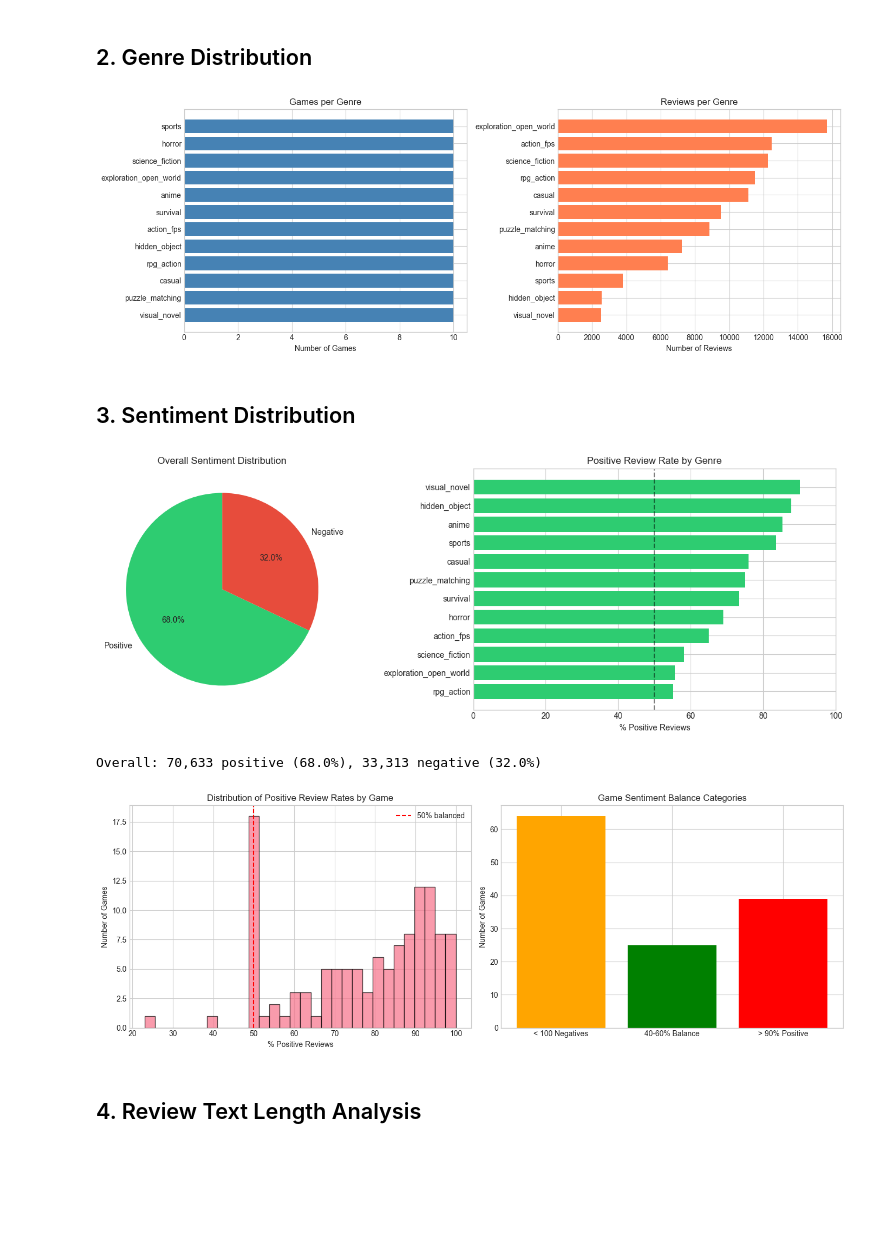
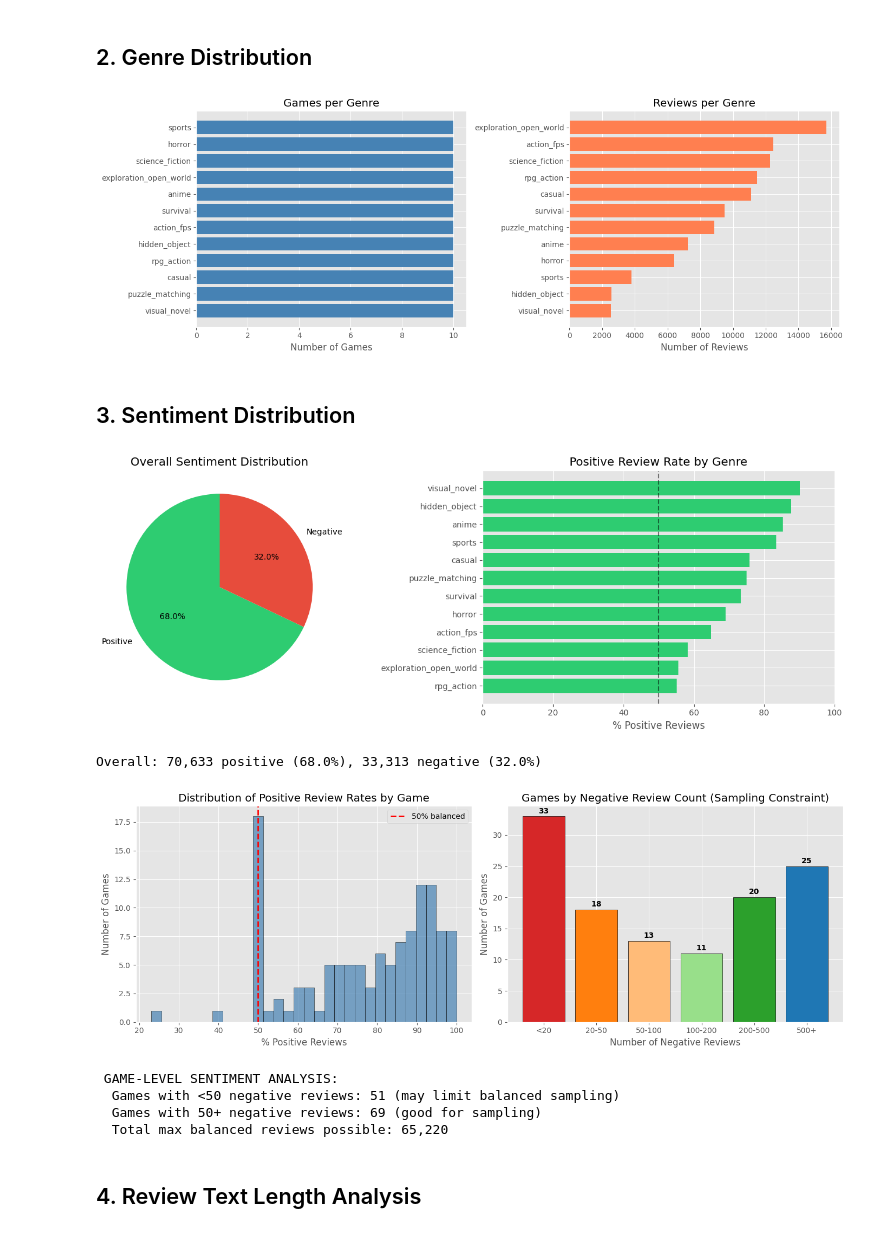
Before and after one commit to buinguyenkhai/web-mining-20251-steam-sentiment-analysis, a Jupyter notebook: notebooks/00_exploratory_data_analysis.ipynb, the cells around one changed output. Saved outputs shown, nothing was run; the diff lists cells and outputs as text; code cells hidden in the pictures; blank space fills up the shorter version.

```diff
--- a/notebooks/00_exploratory_data_analysis.ipynb
+++ b/notebooks/00_exploratory_data_analysis.ipynb
@@ -7,8 +7,10 @@ import warnings
 warnings.filterwarnings('ignore')
 
 # Set style
-plt.style.use('seaborn-v0_8-whitegrid')
+plt.style.use('ggplot')
 sns.set_palette('husl')
+plt.rcParams['figure.figsize'] = (12, 6)
+plt.rcParams['font.size'] = 10
 
 # Paths
 BASE_PATH = Path('../steam_data_20251208')
@@ -65,7 +67,7 @@ axes[1].invert_yaxis()
 plt.tight_layout()
 plt.show()
 # %% [output]
-[figure, old version]
+[figure, new version]
 # %% [markdown]
 ## 3. Sentiment Distribution
 # %%
@@ -93,42 +95,66 @@ plt.show()
 print(f"\nOverall: {sentiment_counts[True]:,} positive ({sentiment_counts[True]/len(reviews_df)*100:.1f}%), "
       f"{sentiment_counts[False]:,} negative ({sentiment_counts[False]/len(reviews_df)*100:.1f}%)")
 # %% [output]
-[figure, old version]
+[figure, new version]
 Overall: 70,633 positive (68.0%), 33,313 negative (32.0%)
 # %%
 # Sentiment per game
 game_sentiment = reviews_df.groupby('appid').agg({
     'voted_up': ['sum', 'count']
 }).reset_index()
 game_sentiment.columns = ['appid', 'positive', 'total']
 game_sentiment['negative'] = game_sentiment['total'] - game_sentiment['positive']
 game_sentiment['positive_rate'] = game_sentiment['positive'] / game_sentiment['total']
+game_sentiment['max_balanced'] = game_sentiment[['positive', 'negative']].min(axis=1)
 
 fig, axes = plt.subplots(1, 2, figsize=(14, 5))
 
 # Distribution of positive rates
-axes[0].hist(game_sentiment['positive_rate'] * 100, bins=30, edgecolor='black', alpha=0.7)
-axes[0].axvline(x=50, color='red', linestyle='--', label='50% balanced')
+axes[0].hist(game_sentiment['positive_rate'] * 100, bins=30, edgecolor='black', alpha=0.7, color='steelblue')
+axes[0].axvline(x=50, color='red', linestyle='--', linewidth=2, label='50% balanced')
 axes[0].set_xlabel('% Positive Reviews')
 axes[0].set_ylabel('Number of Games')
 axes[0].set_title('Distribution of Positive Review Rates by Game')
 axes[0].legend()
 
-# Games with extreme skew
-low_negative = (game_sentiment['negative'] < 100).sum()
-balanced = ((game_sentiment['positive_rate'] >= 0.4) & (game_sentiment['positive_rate'] <= 0.6)).sum()
-highly_positive = (game_sentiment['positive_rate'] > 0.9).sum()
+# Games by negative review availability
+thresholds = [20, 50, 100, 200, 500]
+counts = []
+labels = []
+for i, thresh in enumerate(thresholds):
+    if i == 0:
+        count = (game_sentiment['negative'] < thresh).sum()
+        labels.append(f'<{thresh}')
+    else:
+        prev = thresholds[i-1]
+        count = ((game_sentiment['negative'] >= prev) & (game_sentiment['negative'] < thresh)).sum()
+        labels.append(f'{prev}-{thresh}')
+    counts.append(count)
+counts.append((game_sentiment['negative'] >= 500).sum())
+labels.append('500+')
 
-categories = ['< 100 Negatives', '40-60% Balance', '> 90% Positive']
-values = [low_negative, balanced, highly_positive]
-axes[1].bar(categories, values, color=['orange', 'green', 'red'])
+colors = ['#d62728', '#ff7f0e', '#ffbb78', '#98df8a', '#2ca02c', '#1f77b4']
+axes[1].bar(labels, counts, color=colors, edgecolor='black')
+axes[1].set_xlabel('Number of Negative Reviews')
 axes[1].set_ylabel('Number of Games')
-axes[1].set_title('Game Sentiment Balance Categories')
+axes[1].set_title('Games by Negative Review Count (Sampling Constraint)')
+for i, v in enumerate(counts):
+    axes[1].text(i, v + 0.5, str(v), ha='center', fontweight='bold')
 
 plt.tight_layout()
 plt.show()
+
+# Summary stats
+print("\n GAME-LEVEL SENTIMENT ANALYSIS:")
+print(f"  Games with <50 negative reviews: {(game_sentiment['negative'] < 50).sum()} (may limit balanced sampling)")
+print(f"  Games with 50+ negative reviews: {(game_sentiment['negative'] >= 50).sum()} (good for sampling)")
+print(f"  Total max balanced reviews possible: {game_sentiment['max_balanced'].sum() * 2:,}")
 # %% [output]
-[figure, old version]
+[figure, new version]
+ GAME-LEVEL SENTIMENT ANALYSIS:
+  Games with <50 negative reviews: 51 (may limit balanced sampling)
+  Games with 50+ negative reviews: 69 (good for sampling)
+  Total max balanced reviews possible: 65,220
 # %% [markdown]
 ## 4. Review Text Length Analysis
 # %%
```
Also changed, not shown: parts of 8 cells of this notebook, 9 other files.
